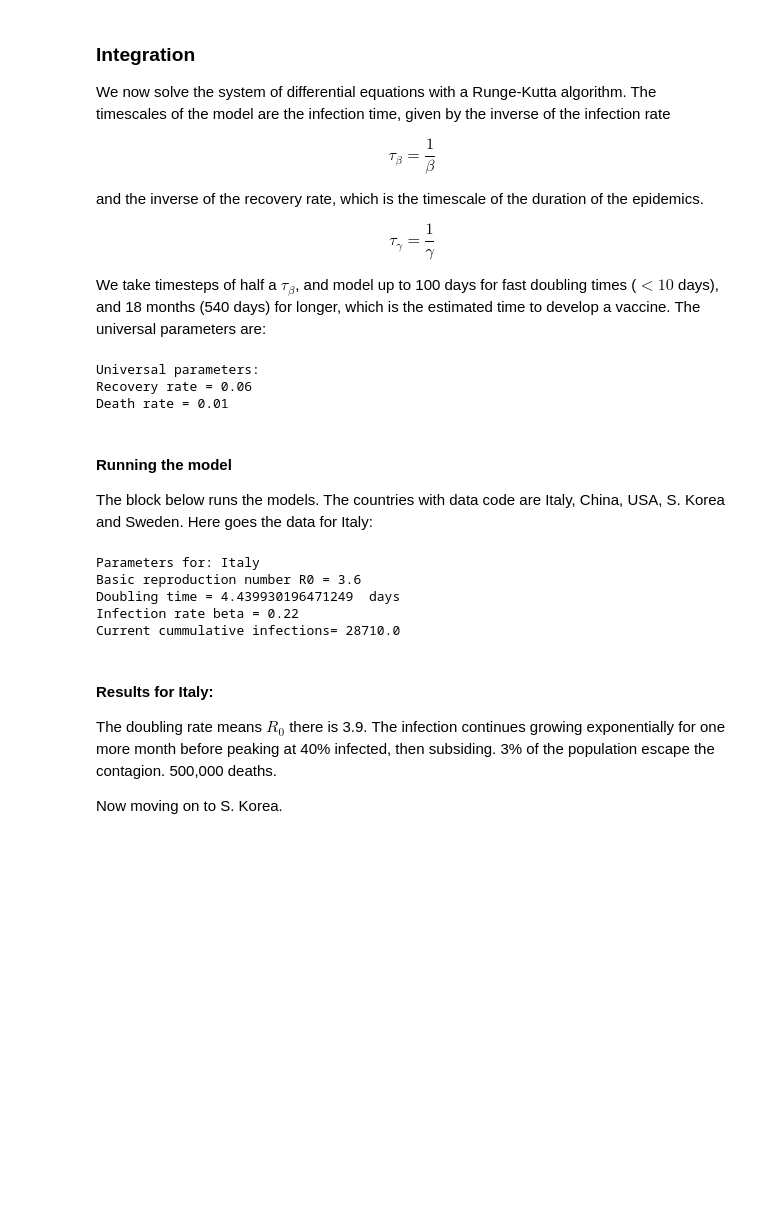
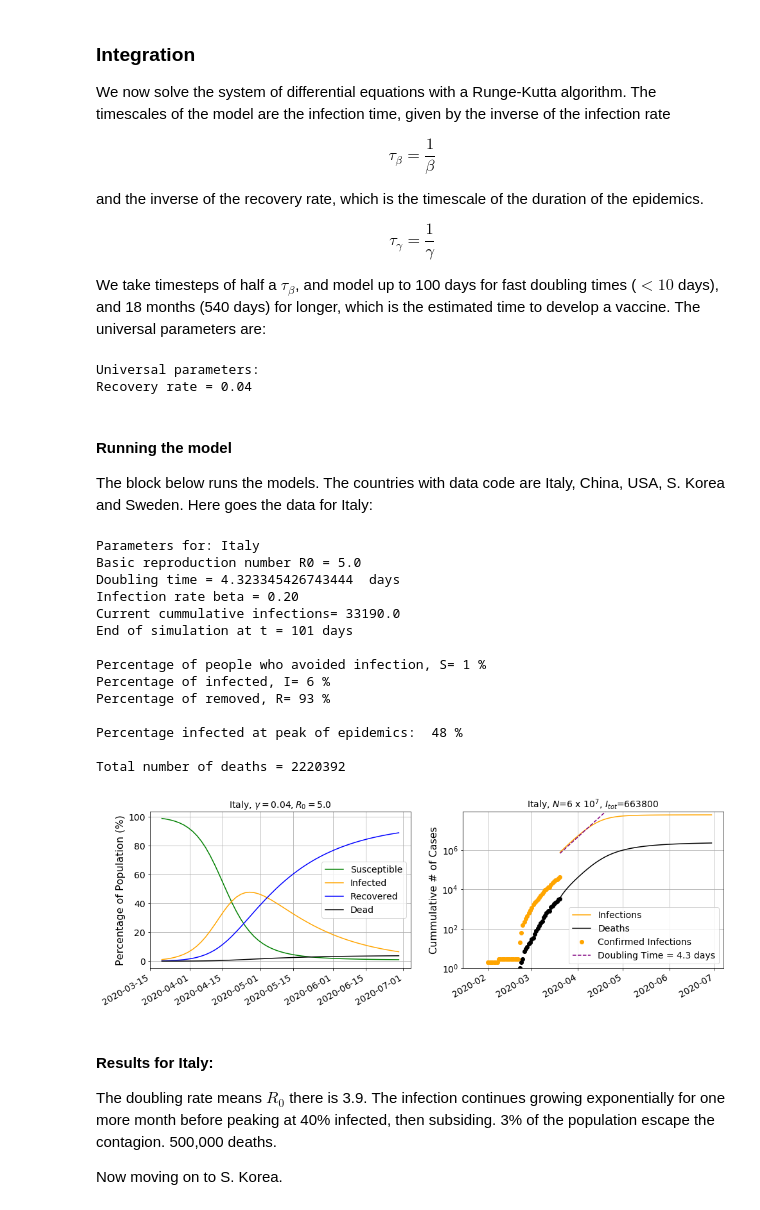
Before and after one commit to wlyra/covid19, a Jupyter notebook: covid19.ipynb, the cells around one changed output. Drawn from its saved outputs; the diff is of its cells as text; code cells hidden in the pictures; blank space fills up the shorter version.

```diff
--- a/covid19.ipynb
+++ b/covid19.ipynb
@@ -608,24 +610,32 @@ We take timesteps of half a $\tau_\beta$, and model up to 100 days for fast doub
 # %%
 print ("Universal parameters:")
 print("Recovery rate =",gamma)
-print("Death rate =",mu,"\n")
 # %% [output]
 Universal parameters:
-Recovery rate = 0.06
-Death rate = 0.01
+Recovery rate = 0.04
 # %% [markdown]
 #### Running the model
 
 The block below runs the models. The countries with data code are Italy, China, USA, S. Korea and Sweden. Here goes the data for Italy:
 # %%
 country = select_country('Italy')
-#f = plottage(country,RK3(country))
+plottage(country,RK3(country))
 # %% [output]
 Parameters for: Italy
-Basic reproduction number R0 = 3.6
-Doubling time = 4.439930196471249  days
-Infection rate beta = 0.22
-Current cummulative infections= 28710.0
+Basic reproduction number R0 = 5.0
+Doubling time = 4.323345426743444  days
+Infection rate beta = 0.20
+Current cummulative infections= 33190.0
+End of simulation at t = 101 days
+
+Percentage of people who avoided infection, S= 1 %
+Percentage of infected, I= 6 %
+Percentage of removed, R= 93 %
+
+Percentage infected at peak of epidemics:  48 %
+
+Total number of deaths = 2220392
+[figure, added]
 # %% [markdown]
 #### Results for Italy:
 
```
Also changed, not shown: parts of 12 cells of this notebook.
